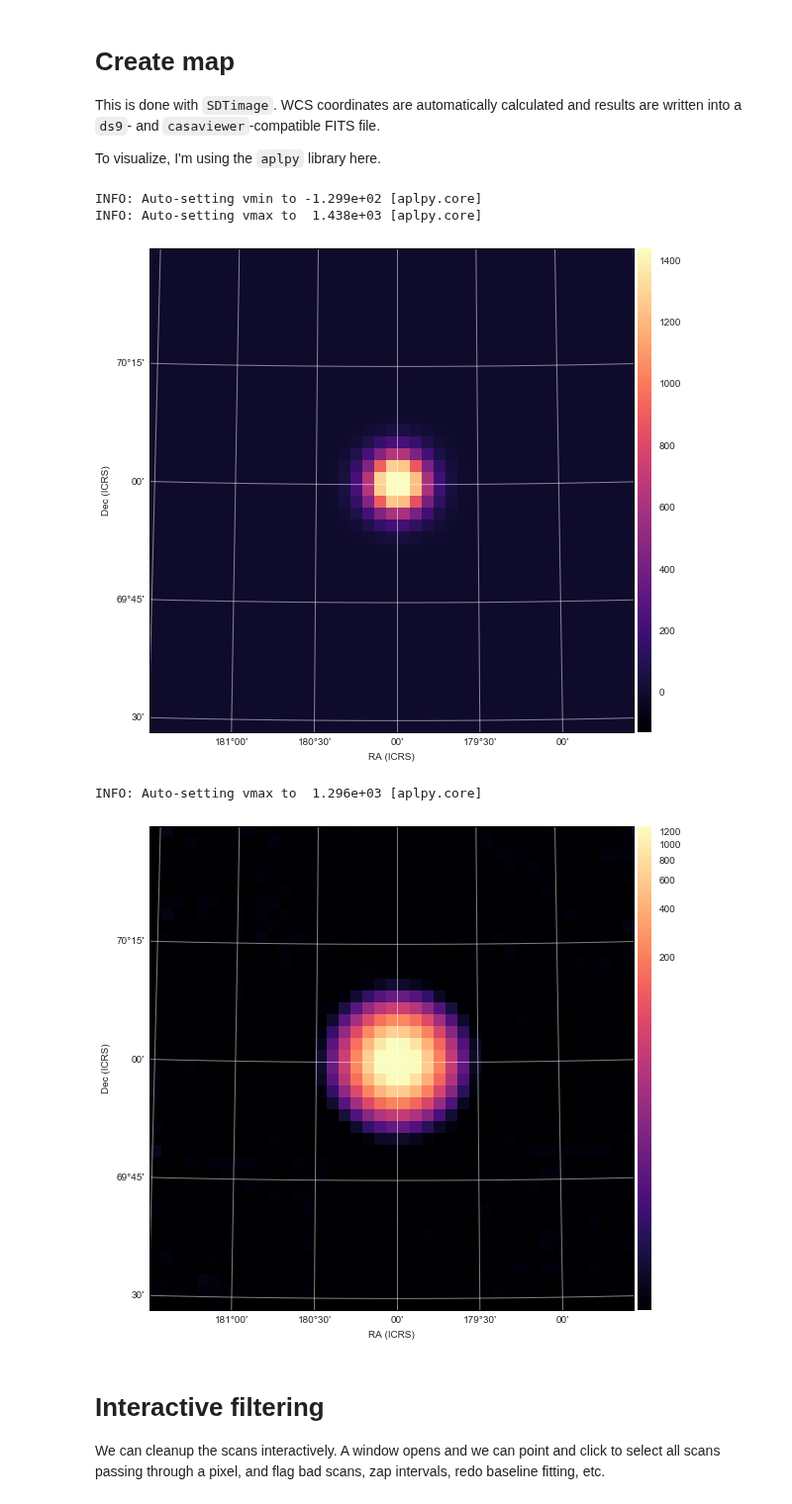
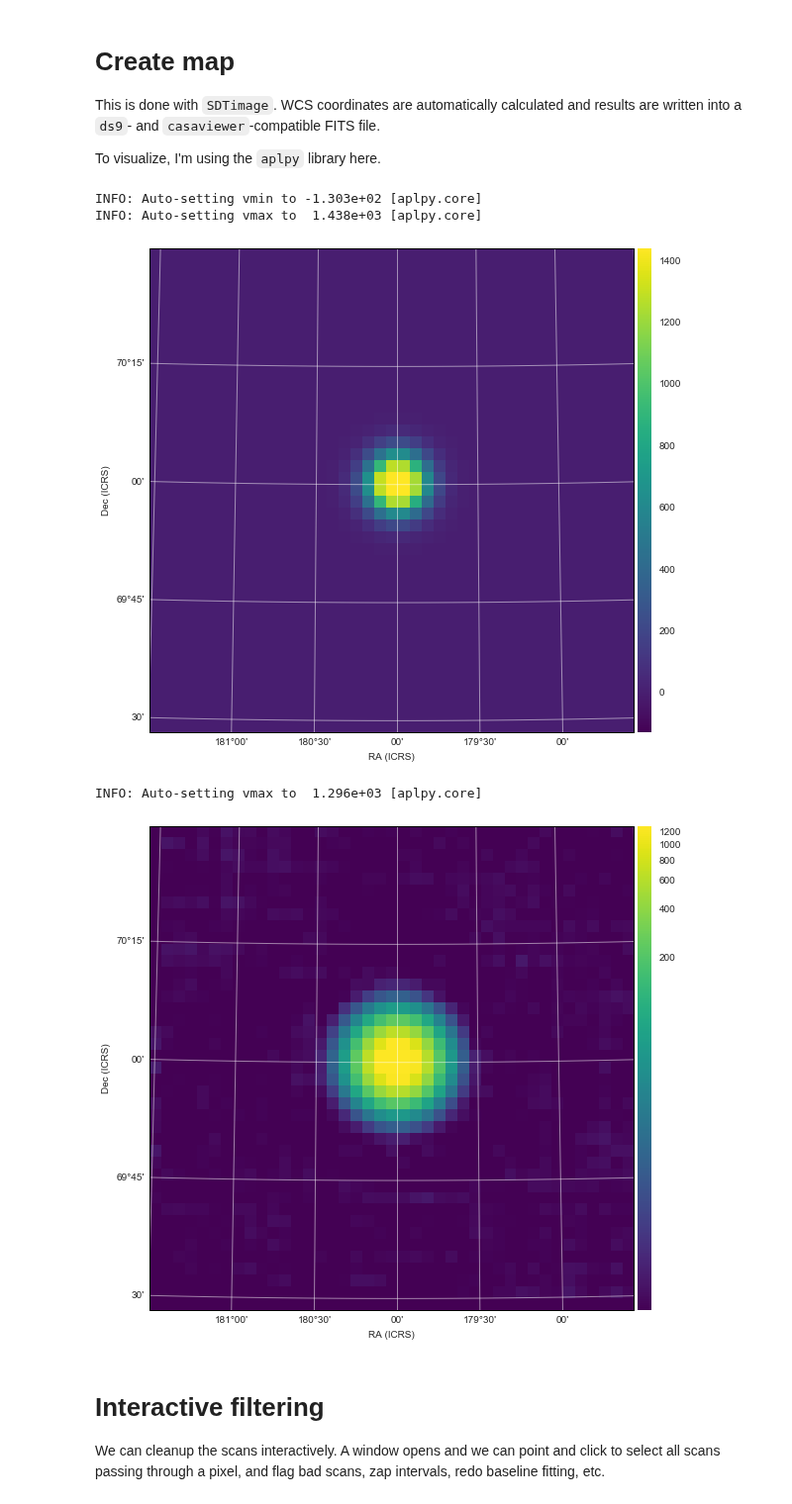
Before and after one commit to discos/srt-single-dish-tools, a Jupyter notebook: notebooks/Introduction to the SRT Single Dish Tools.ipynb, the cells around one changed output. Shown at 99% size. Drawn from its saved outputs; the diff is of its cells as text; code cells hidden in the pictures.

```diff
--- a/notebooks/Introduction to the SRT Single Dish Tools.ipynb
+++ b/notebooks/Introduction to the SRT Single Dish Tools.ipynb
@@ -234,22 +241,22 @@ To visualize, I'm using the `aplpy` library here.
 !SDTimage -c CCB_TP_Dummy_Obs0.ini --sub
 # %%
 gc = aplpy.FITSFigure('CCB_TP_Dummy_Obs0.fits', hdu=1)
-gc.show_colorscale(cmap='magma')
+gc.show_colorscale(cmap='viridis')
 gc.add_colorbar()
 gc.add_grid()
 # %% [output]
-INFO: Auto-setting vmin to -1.299e+02 [aplpy.core]
+INFO: Auto-setting vmin to -1.303e+02 [aplpy.core]
 INFO: Auto-setting vmax to  1.438e+03 [aplpy.core]
-[figure, old version]
+[figure, new version]
 # %%
 gc = aplpy.FITSFigure('CCB_TP_Dummy_Obs0.fits', hdu=1)
-gc.show_colorscale(cmap='magma', stretch='log', vmin=1e-3)
+gc.show_colorscale(cmap='viridis', stretch='log', vmin=1e-3)
 gc.add_colorbar()
 
 gc.add_grid()
 # %% [output]
 INFO: Auto-setting vmax to  1.296e+03 [aplpy.core]
-[figure, old version]
+[figure, new version]
 # %% [markdown]
 # Interactive filtering
 
```
Also changed, not shown: parts of 7 cells of this notebook, 1 other file.
